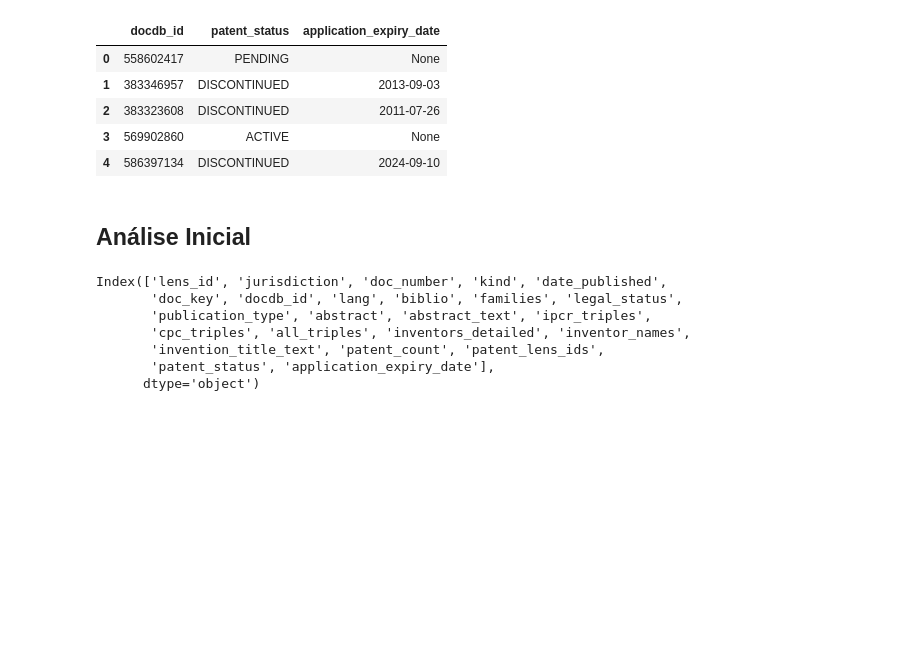
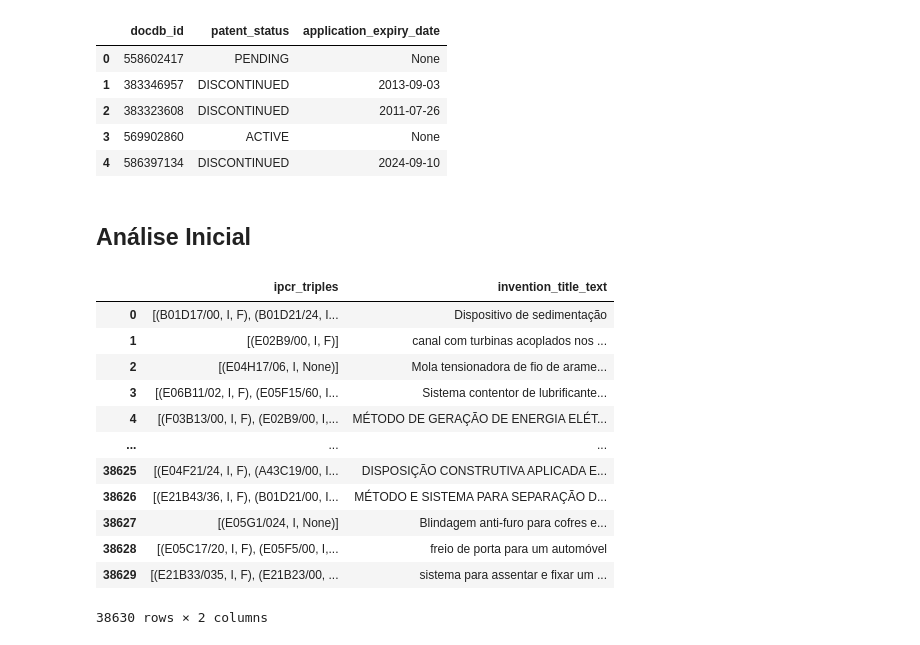
Before and after one commit to devlhm/artigo-rp2, a Jupyter notebook: dimi/analise-1.ipynb, the cells around one changed output. Drawn from its saved outputs; the diff is of its cells as text; code cells hidden in the pictures; blank space fills up the shorter version.

```diff
--- a/dimi/analise-1.ipynb
+++ b/dimi/analise-1.ipynb
@@ -222,12 +222,20 @@ filtered_df[['docdb_id','patent_status','application_expiry_date']].head()
 # %% [markdown]
 ## Análise Inicial
 # %%
-display(filtered_df.columns)
+filtered_df.columns
+
+display(filtered_df[['ipcr_triples', 'invention_title_text']])
 # %% [output]
+|  | ipcr_triples | invention_title_text |
+| 0 | [(B01D17/00, I, F), (B01D21/24, I... | Dispositivo de sedimentação |
+| 1 | [(E02B9/00, I, F)] | canal com turbinas acoplados nos ... |
+| 2 | [(E04H17/06, I, None)] | Mola tensionadora de fio de arame... |
+| 3 | [(E06B11/02, I, F), (E05F15/60, I... | Sistema contentor de lubrificante... |
+| 4 | [(F03B13/00, I, F), (E02B9/00, I,... | MÉTODO DE GERAÇÃO DE ENERGIA ELÉT... |
+| ... | ... | ... |
+| 38625 | [(E04F21/24, I, F), (A43C19/00, I... | DISPOSIÇÃO CONSTRUTIVA APLICADA E... |
+| 38626 | [(E21B43/36, I, F), (B01D21/00, I... | MÉTODO E SISTEMA PARA SEPARAÇÃO D... |
+| 38627 | [(E05G1/024, I, None)] | Blindagem anti-furo para cofres e... |
+| 38628 | [(E05C17/20, I, F), (E05F5/00, I,... | freio de porta para um automóvel |
+| 38629 | [(E21B33/035, I, F), (E21B23/00, ... | sistema para assentar e fixar um ... |
-Index(['lens_id', 'jurisdiction', 'doc_number', 'kind', 'date_published',
-       'doc_key', 'docdb_id', 'lang', 'biblio', 'families', 'legal_status',
-       'publication_type', 'abstract', 'abstract_text', 'ipcr_triples',
-       'cpc_triples', 'all_triples', 'inventors_detailed', 'inventor_names',
-       'invention_title_text', 'patent_count', 'patent_lens_ids',
-       'patent_status', 'application_expiry_date'],
-      dtype='object')
+38630 rows × 2 columns
```
Also changed, not shown: parts of 3 cells of this notebook, 4 other files.
